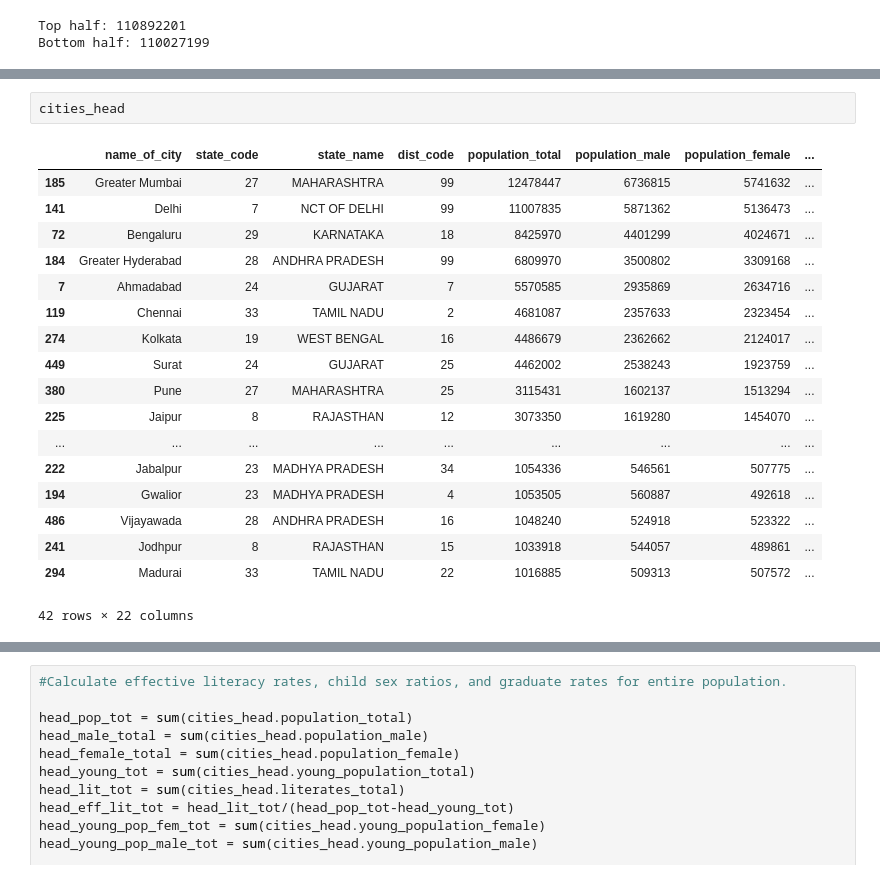
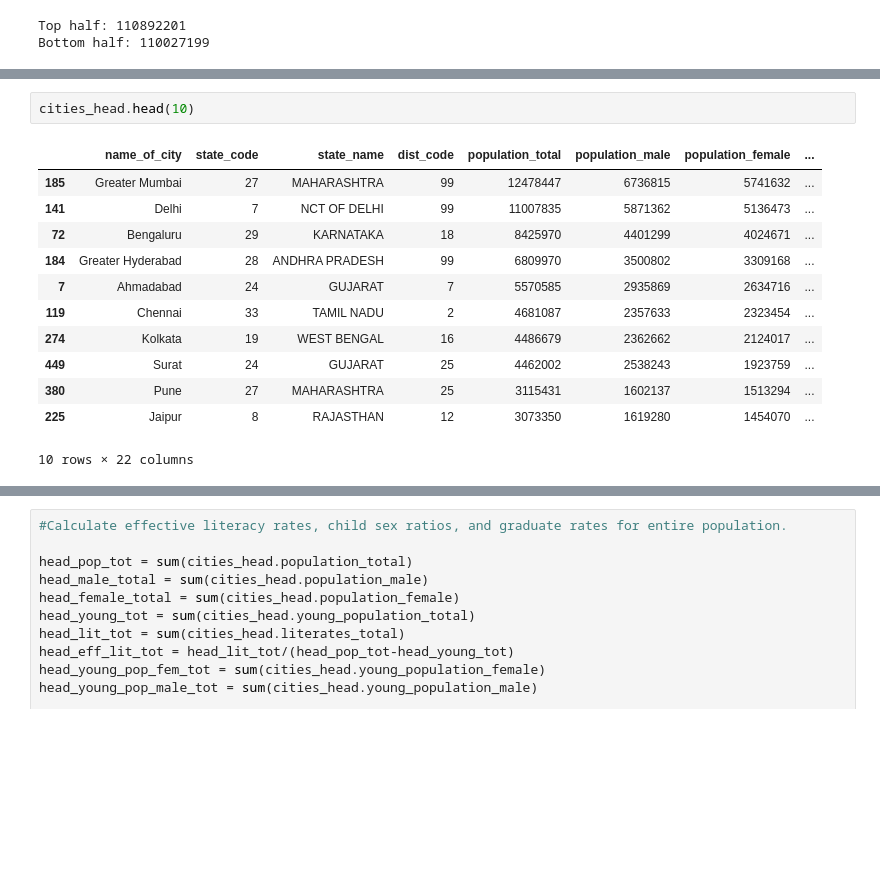
Before and after one commit to meqrothwell/Thinkful, a Jupyter notebook: 1.5.1 Data Analysis.ipynb, the cells around one changed output, grey strips where cells are left out. Drawn from its saved outputs; the diff is of its cells as text; blank space fills up the shorter version.

```diff
--- a/1.5.1 Data Analysis.ipynb
+++ b/1.5.1 Data Analysis.ipynb
@@ -107,22 +101,16 @@ cities
 # %%
-cities_head
+cities_head.head(10)
 # %% [output]
 |  | name_of_city | state_code | state_name | dist_code | population_total | population_male | population_female | ... |
 | 185 | Greater Mumbai | 27 | MAHARASHTRA | 99 | 12478447 | 6736815 | 5741632 | ... |
 | 141 | Delhi | 7 | NCT OF DELHI | 99 | 11007835 | 5871362 | 5136473 | ... |
 | 72 | Bengaluru | 29 | KARNATAKA | 18 | 8425970 | 4401299 | 4024671 | ... |
 | 184 | Greater Hyderabad | 28 | ANDHRA PRADESH | 99 | 6809970 | 3500802 | 3309168 | ... |
 | 7 | Ahmadabad | 24 | GUJARAT | 7 | 5570585 | 2935869 | 2634716 | ... |
 | 119 | Chennai | 33 | TAMIL NADU | 2 | 4681087 | 2357633 | 2323454 | ... |
 | 274 | Kolkata | 19 | WEST BENGAL | 16 | 4486679 | 2362662 | 2124017 | ... |
 | 449 | Surat | 24 | GUJARAT | 25 | 4462002 | 2538243 | 1923759 | ... |
 | 380 | Pune | 27 | MAHARASHTRA | 25 | 3115431 | 1602137 | 1513294 | ... |
 | 225 | Jaipur | 8 | RAJASTHAN | 12 | 3073350 | 1619280 | 1454070 | ... |
-| ... | ... | ... | ... | ... | ... | ... | ... | ... |
-| 222 | Jabalpur | 23 | MADHYA PRADESH | 34 | 1054336 | 546561 | 507775 | ... |
-| 194 | Gwalior | 23 | MADHYA PRADESH | 4 | 1053505 | 560887 | 492618 | ... |
-| 486 | Vijayawada | 28 | ANDHRA PRADESH | 16 | 1048240 | 524918 | 523322 | ... |
-| 241 | Jodhpur | 8 | RAJASTHAN | 15 | 1033918 | 544057 | 489861 | ... |
-| 294 | Madurai | 33 | TAMIL NADU | 22 | 1016885 | 509313 | 507572 | ... |
-42 rows × 22 columns
+10 rows × 22 columns
 # %%
```
Also changed, not shown: parts of 2 cells of this notebook.
